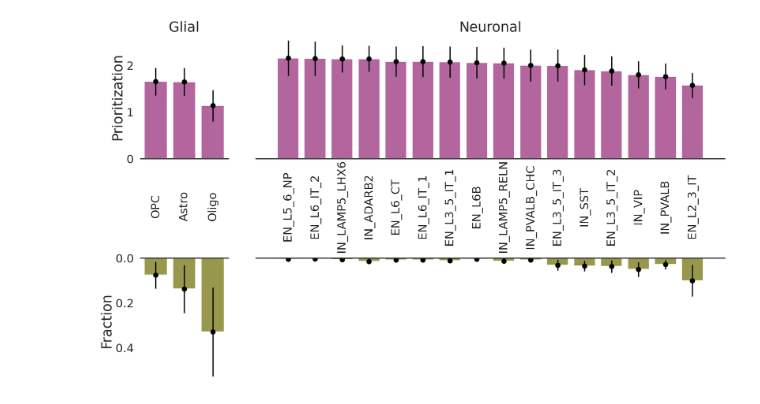
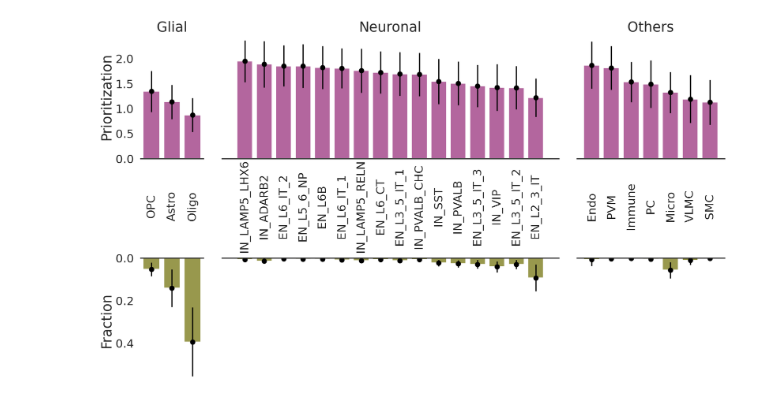
Before and after one commit to Oafish1/iBrainMap-Analysis, a Jupyter notebook: scripts/individual_plots/CT_Prioritization.ipynb, the cells around one changed output. Cells and saved outputs as stored; diff of their text form; code cells hidden in the pictures.

```diff
--- a/scripts/individual_plots/CT_Prioritization.ipynb
+++ b/scripts/individual_plots/CT_Prioritization.ipynb
@@ -30,7 +30,7 @@ PLOT_DIR = '../plots'
 np.random.seed(42)
 # %%
 # Choose phenotype
-phenotype = 'SCZ'  # 'AD', 'SCZ'
+phenotype = 'AD'  # 'AD', 'SCZ'
 
 # Read data
 df = pd.read_csv(os.path.join(DATA_DIR, 'celltype_importance.csv'))
@@ -64,30 +64,29 @@ df = df.sort_values('Prioritization', ascending=False)
 # Parameters
 label_hspace = .8
 plot_wspace = .1
+order = ('Glial', 'Neuronal', 'Others')
 
 # Create figure
 fig, axs = plt.subplots(
-    2, 2,
+    2, len(order),
     gridspec_kw={'hspace': label_hspace, 'wspace': plot_wspace},
-    width_ratios=[(df['Super'] == sup).sum() for sup in ('Glial', 'Neuronal')],
+    width_ratios=[(df['Super'] == sup).sum() for sup in order],
     figsize=(20, 12))
 
 # Loop arguments
-arrangement = [
-    ('Glial', 'Prioritization', (0, 0)),
-    ('Neuronal', 'Prioritization', (0, 1)),
-    ('Glial', 'Fraction', (1, 0)),
-    ('Neuronal', 'Fraction', (1, 1)),
-]
+arrangement = (
+    [(sup, 'Prioritization', (0, i)) for i, sup in enumerate(order)]
+    + [(sup, 'Fraction', (1, i)) for i, sup in enumerate(order)]
+)
 
 # Arrange figure
-for super, feature, ax_loc in arrangement:
+for sup, feature, ax_loc in arrangement:
     # Get params
     ax = axs[ax_loc[0], ax_loc[1]]
 
     # Filter data
     # TODO: Add sorting
-    df_sub = df[(df['Super'] == super)]
+    df_sub = df[(df['Super'] == sup)]
     y = df_sub[feature].to_numpy()
 
     # Plot
@@ -100,7 +99,7 @@ for super, feature, ax_loc in arrangement:
     # y-conditional formatting
     if ax_loc[0] == 0:  # Top
         # Set title
-        ax.set_title(super, fontsize='large')
+        ax.set_title(sup, fontsize='large')
 
         # Remove spines
         ax.spines['top'].set_visible(False)
@@ -119,37 +118,39 @@ for super, feature, ax_loc in arrangement:
 
     # x-conditional formatting
     if ax_loc[1] == 0:  # Left
         ax.set_ylabel(feature)
 
     else:  # Right
         # Hide y axis labels
         ax.tick_params(labelleft=False)
 
     # Hide x axis labels
     ax.tick_params(labelbottom=False)
 
     # Remove spines
     ax.spines['left'].set_visible(False)
     ax.spines['right'].set_visible(False)
 
 # Match limits (needed otherwise weird prioritization on axis limits when sharing)
 for y in range(2):
     # Get ranges
-    lim_min = min(axs[y, 0].get_ylim()[0], axs[y, 1].get_ylim()[0])
-    lim_max = max(axs[y, 0].get_ylim()[1], axs[y, 1].get_ylim()[1])
+    lim_min = min(axs[y, i].get_ylim()[0] for i in range(len(order)))
+    lim_max = max(axs[y, i].get_ylim()[1] for i in range(len(order)))
 
     # Set ranges
-    axs[y, 0].set_ylim(lim_min, lim_max)
-    axs[y, 1].set_ylim(lim_min, lim_max)
+    for i in range(len(order)):
+        axs[y, i].set_ylim(lim_min, lim_max)
 
 
 # Share axes and invert
-for x in range(2): axs[0, x].sharex(axs[1, x])
-for y in range(2): axs[y, 0].sharey(axs[y, 1])
+for x in range(len(order)): axs[0, x].sharex(axs[1, x])
+for y in range(2):
+    for x in range(len(order)-1):
+        axs[y, x].sharey(axs[y, x+1])
 axs[1, 0].invert_yaxis()
 
 fig.savefig(os.path.join(PLOT_DIR, f'figure_5_prioritization_{phenotype}.pdf'), bbox_inches='tight')
 plt.show()
 plt.close()
 # %% [output]
-[figure, old version]
+[figure, new version]
```
Also changed, not shown: 3 other files.
